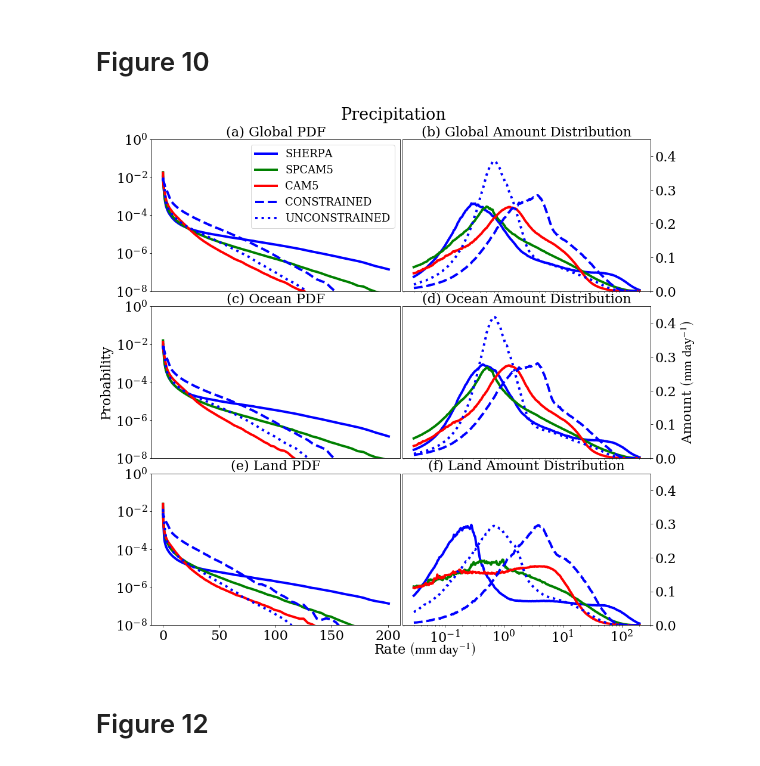
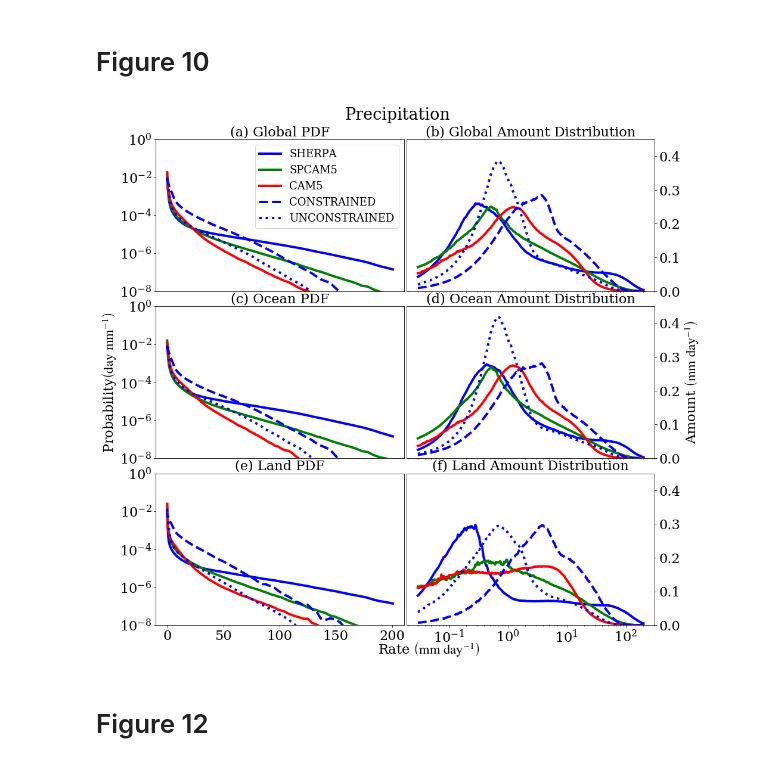
Before and after one commit to gmooers96/Real_Geography_Manuscript, a Jupyter notebook: Submitted_Figures.ipynb, the cells around one changed output. Drawn from its saved outputs; the diff is of its cells as text; code cells hidden in the pictures.

```diff
--- a/Submitted_Figures.ipynb
+++ b/Submitted_Figures.ipynb
@@ -968,7 +999,7 @@ ax[0,0].set_ylim(1e-8, 1)
 
 ax[2,0].set_xlabel('Rate '+r'$\left(\mathrm{mm \ day^{-1}}\right)$', fontsize = fz)
 ax[2,0].xaxis.set_label_coords(1.1,-0.1)
-ax[1,0].set_ylabel('Probability', fontsize = fz)
+ax[1,0].set_ylabel('Probability'+r'$\left(\mathrm{day \ mm^{-1}}\right)$', fontsize = fz)
 ax[0,0].set_title('(a) Global PDF', fontsize = fz)
 ax[1,0].set_title('(c) Ocean PDF', fontsize = fz)
 ax[2,0].set_title('(e) Land PDF', fontsize = fz)
@@ -1040,34 +1071,34 @@ freq_CON, edges_CON = np.histogram(CON_land, bins = shared_bins, density=True)
 freq_UCON, edges_UCON = np.histogram(UCON_land, bins = shared_bins, density=True)
 
 ax[2,0].plot(edges[:-1], freq/np.sum(freq), color = 'blue')
 ax[2,0].plot(edges_targ[:-1], freq_targ/np.sum(freq_targ), color = 'green')
 ax[2,0].plot(edges_cams[:-1], freq_cams/np.sum(freq_cams),  color = 'red')
 ax[2,0].plot(edges_CON[:-1], freq_CON/np.sum(freq_CON), color = 'blue', linestyle='--')
 ax[2,0].plot(edges_UCON[:-1], freq_UCON/np.sum(freq_UCON),  color = 'blue', linestyle=':')
 ax[2,0].set_yscale('log')
 ax[2,0].set_ylim(1e-8, 1)
 
 totals = freq*edges[:-1]
 totals_targ = freq_targ*edges_targ[:-1]
 totals_cam = freq_cams*edges_cams[:-1]
 totals_CON = freq_CON*edges_CON[:-1]
 totals_UCON = freq_UCON*edges_UCON[:-1]
 
 ax[2,1].plot(edges[:-1], totals, color = 'blue')
 ax[2,1].plot(edges_targ[:-1], totals_targ, color = 'green')
 ax[2,1].plot(edges_cams[:-1], totals_cam, color = 'red')
 ax[2,1].plot(edges_CON[:-1], totals_CON, color = 'blue', linestyle='--')
 ax[2,1].plot(edges_UCON[:-1], totals_UCON, color = 'blue', linestyle=':')
 ax[2,1].yaxis.set_label_position("right")
 ax[2,1].yaxis.tick_right()
 ax[2,1].set_ylim(0, 0.45)
 plt.suptitle("Precipitation", y=0.93)
 plt.subplots_adjust(wspace=0.01, hspace=0.10)
 
 plt.savefig("Paper_Figures/Figure10.png")
 plt.savefig("Paper_Figures/Figure10.pdf")
 # %% [output]
-[figure, old version]
+[figure, new version]
 # %% [markdown]
 # Figure 12
 # %%
```
Also changed, not shown: parts of 8 cells of this notebook, 13 other files.
